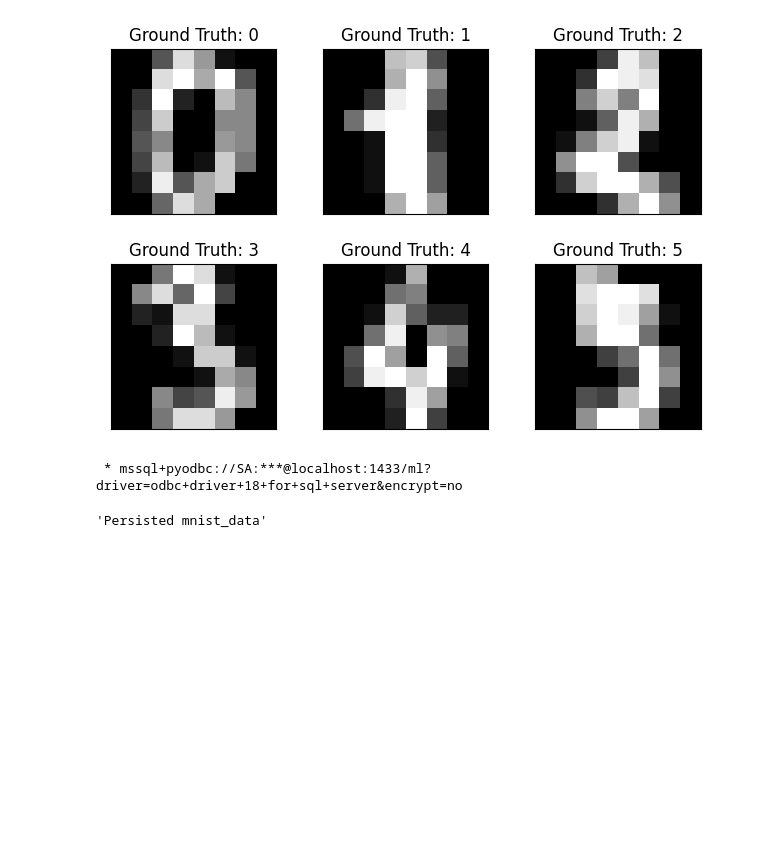
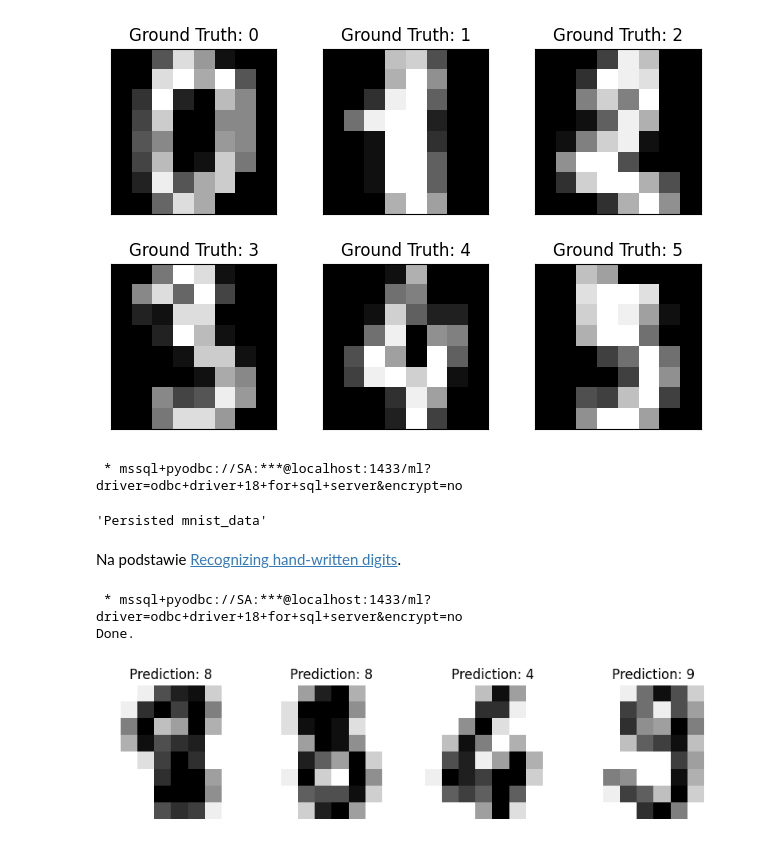
Before and after one commit to Kowalski1024/ml-playground, a Jupyter notebook: sql_with_python.ipynb, the cells around one changed output. Cells and saved outputs as stored; diff of their text form; code cells hidden in the pictures; blank space fills up the shorter version.

```diff
--- a/sql_with_python.ipynb
+++ b/sql_with_python.ipynb
@@ -631,3 +630,41 @@ mnist_data.index.name = 'id'
 # %% [output]
  * mssql+pyodbc://SA:***@localhost:1433/ml?driver=odbc+driver+18+for+sql+server&encrypt=no
 'Persisted mnist_data'
+# %% [markdown]
+Na podstawie [Recognizing hand-written digits](https://scikit-learn.org/stable/auto_examples/classification/plot_digits_classification.html).
+# %%
+from sklearn import svm, metrics
+from sklearn.model_selection import train_test_split
+import numpy as np
+
+samples = %sql SELECT * FROM mnist_data
+samples = pd.DataFrame(samples)
+
+images = samples['image'].apply(np.frombuffer)
+images = np.array(images.values.tolist())
+target = samples['label']
+samples_n = len(images)
+
+clf = svm.SVC(gamma=0.001)
+
+X_train, X_test, y_train, y_test = train_test_split(
+    images, target.to_numpy(), test_size=0.5, shuffle=False
+)
+
+# Learn the digits on the train subset
+clf.fit(X_train, y_train)
+
+# Predict the value of the digit on the test subset
+predicted = clf.predict(X_test)
+# %% [output]
+ * mssql+pyodbc://SA:***@localhost:1433/ml?driver=odbc+driver+18+for+sql+server&encrypt=no
+Done.
+# %%
+_, axes = plt.subplots(nrows=1, ncols=4, figsize=(10, 3))
+for ax, image, prediction in zip(axes, X_test, predicted):
+    ax.set_axis_off()
+    image = image.reshape(8, 8)
+    ax.imshow(image, cmap=plt.cm.gray_r, interpolation="nearest")
+    ax.set_title(f"Prediction: {prediction}")
+# %% [output]
+[figure, added]
```
Also changed, not shown: parts of 2 cells of this notebook.
